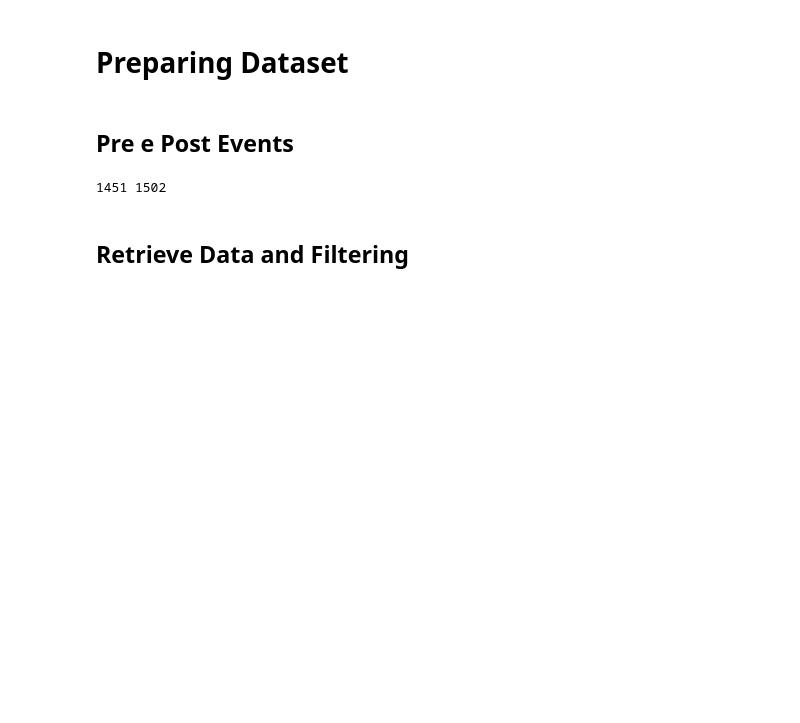
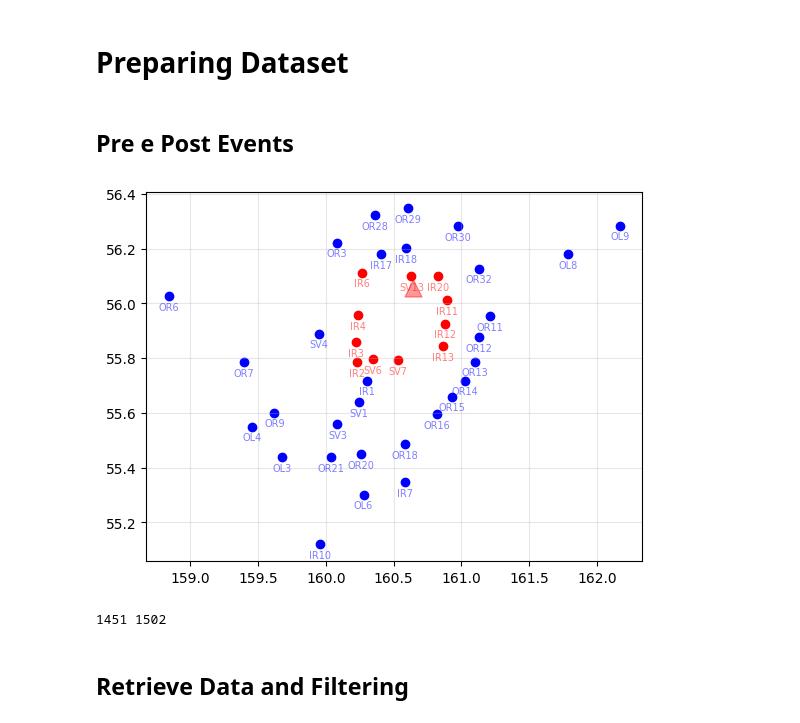
Before and after one commit to Mpinaz/Thesis, a Jupyter notebook: Model.ipynb, the cells around one changed output. Drawn from its saved outputs; the diff is of its cells as text; code cells hidden in the pictures; blank space fills up the shorter version.

```diff
--- a/Model.ipynb
+++ b/Model.ipynb
@@ -124,4 +124,42 @@ with open("/content/Thesis/KVG_phase_data.txt", "r", encoding="UTF-8") as f:
 # Preparing Dataset
 # %% [markdown]
 ## Pre e Post Events
+# %%
+cutoff = pd.Timestamp("2016-04-21", tz="UTC")
+ses = catalog[catalog["time"] > cutoff]
+
+Eventi_Post_Eruzione = ses.index.tolist()
+
+Stazioni_post = []
+for E in Eventi_Post_Eruzione:
+  Stazioni_post += list(stations_for_event[E].keys())
+
+Stazioni_post = list(set(Stazioni_post))
+# %%
+# Event_per_station Dizionario dove per chiave ho il nome della stazione e valore la lista degli eventi registrati
+Stazioni_da_usare = ["SV13", "SV6", "SV7", "IR2", "IR3", "IR4", "IR6", "IR20", "IR11", "IR12", "IR13"]
+Klyuchevskoy = {"lon" : 56.056,
+                "lat" : 160.642}
+
+
+for St in list(Stazioni_post):
+  color = "red" if St in Stazioni_da_usare else "blue"
+
+  lat, lon = coordinates_for_station[St][0], coordinates_for_station[St][1]
+  plt.scatter(lon, lat, marker="o", color=color)
+  plt.annotate(St, (lon, lat), textcoords="offset points", xytext=(0, -10), ha="center", fontsize=7, color=color, alpha = 0.5)
+
+plt.scatter(Klyuchevskoy["lat"], Klyuchevskoy["lon"], marker="^", s=150, color="red", alpha = 0.4)
+
+plt.scatter([], [], marker="^", color="red", label="Klyuchevskoy Volcano")
+plt.scatter([], [], marker="o", color="red", label="Stations that don't have Post-Eruption Registrations")
+plt.scatter([], [], marker="o", color="blue", label="Stations that have Post-Eruption Registrations")
+
+# plt.legend()
+plt.grid("on",alpha=0.3)
+# plt.savefig("Stazioni Evidenziate che hanno registrato il post eruzione.png")
+
+plt.show()
+# %% [output]
+[figure, added]
 # %%
```
Also changed, not shown: parts of 3 cells of this notebook.
